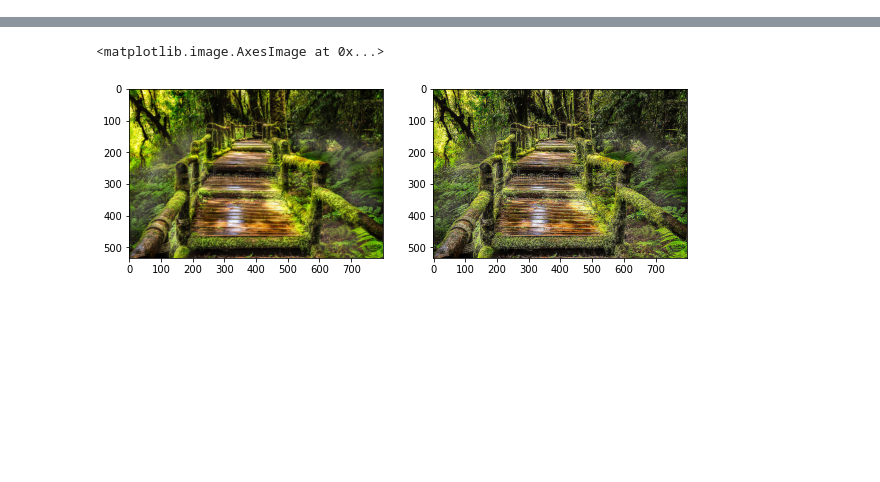
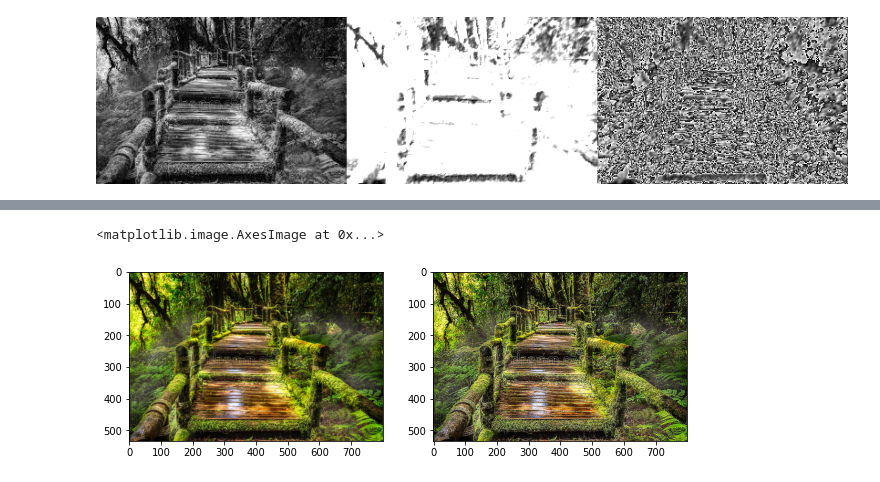
Before and after one commit to Raynould-Joseph/Computer-Vision, a Jupyter notebook: Lab_2_convolution_and_correlation.ipynb, the cells around one changed output, grey strips where cells are left out. Cells and saved outputs as stored; diff of their text form; code cells hidden in the pictures; blank space fills up the shorter version.

```diff
--- a/Lab_2_convolution_and_correlation.ipynb
+++ b/Lab_2_convolution_and_correlation.ipynb
@@ -24,0 +71,6 @@ ax[1].imshow(img)
+# %%
+convolution_img = cv2.imread("/content/result1.png")
+# %%
+cv2_imshow(convolution_img)
+# %% [output]
+[figure, added]
```
Also changed, not shown: parts of 10 cells of this notebook.
